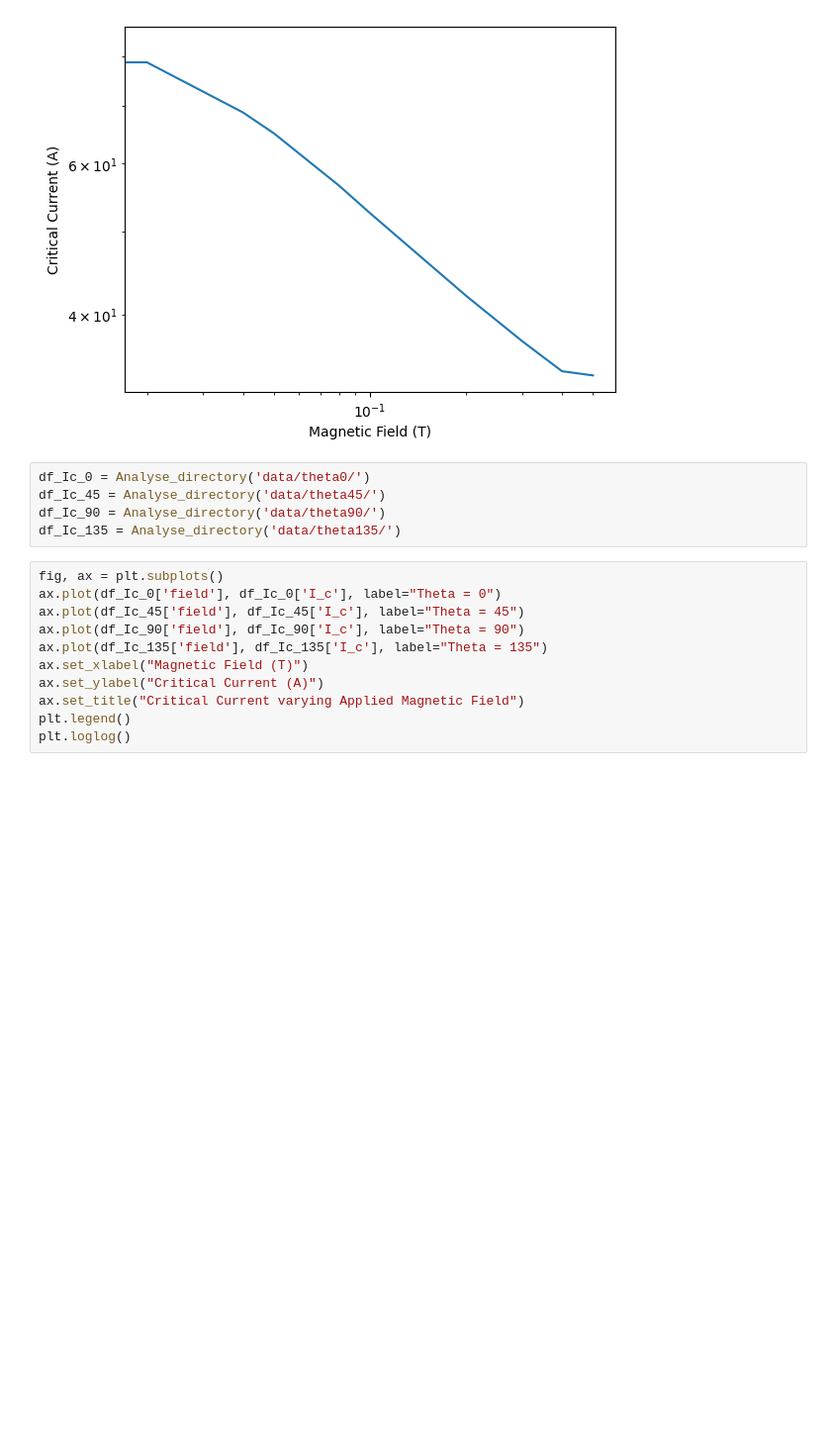
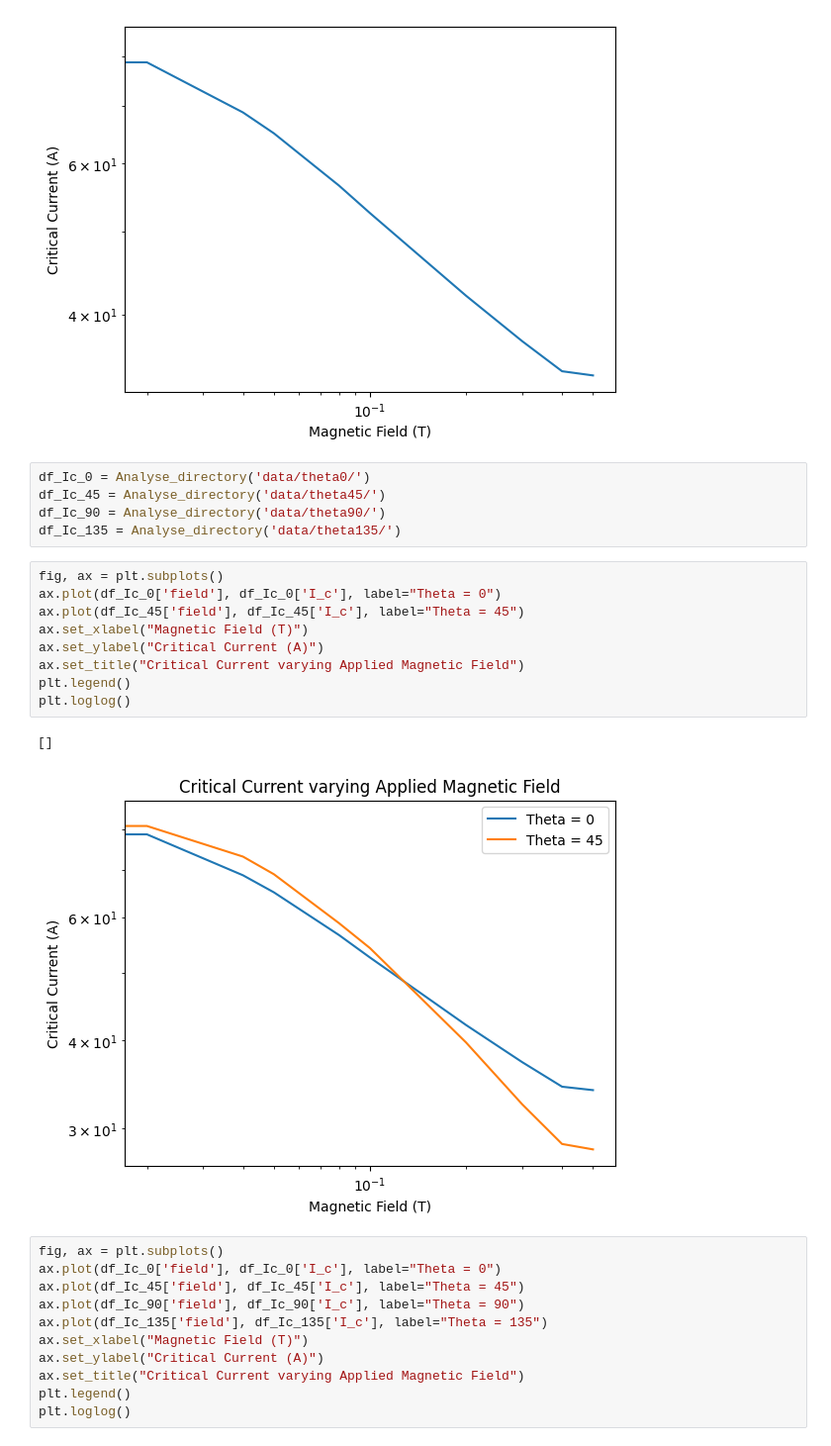
Before and after one commit to rcs19/jrn542_icy_durham, a Jupyter notebook: src/workbook.ipynb, the cells around one changed output. Shown at 99% size. Drawn from its saved outputs; the diff is of its cells as text; blank space fills up the shorter version.

Commit message:
separated plots

```diff
--- a/src/workbook.ipynb
+++ b/src/workbook.ipynb
@@ -116,6 +116,18 @@ df_Ic_0 = Analyse_directory('data/theta0/')
 df_Ic_45 = Analyse_directory('data/theta45/')
 df_Ic_90 = Analyse_directory('data/theta90/')
 df_Ic_135 = Analyse_directory('data/theta135/')
+# %%
+fig, ax = plt.subplots()
+ax.plot(df_Ic_0['field'], df_Ic_0['I_c'], label="Theta = 0")
+ax.plot(df_Ic_45['field'], df_Ic_45['I_c'], label="Theta = 45")
+ax.set_xlabel("Magnetic Field (T)")
+ax.set_ylabel("Critical Current (A)")
+ax.set_title("Critical Current varying Applied Magnetic Field")
+plt.legend()
+plt.loglog()
+# %% [output]
+[]
+[figure, added]
 # %%
 fig, ax = plt.subplots()
 ax.plot(df_Ic_0['field'], df_Ic_0['I_c'], label="Theta = 0")
```
